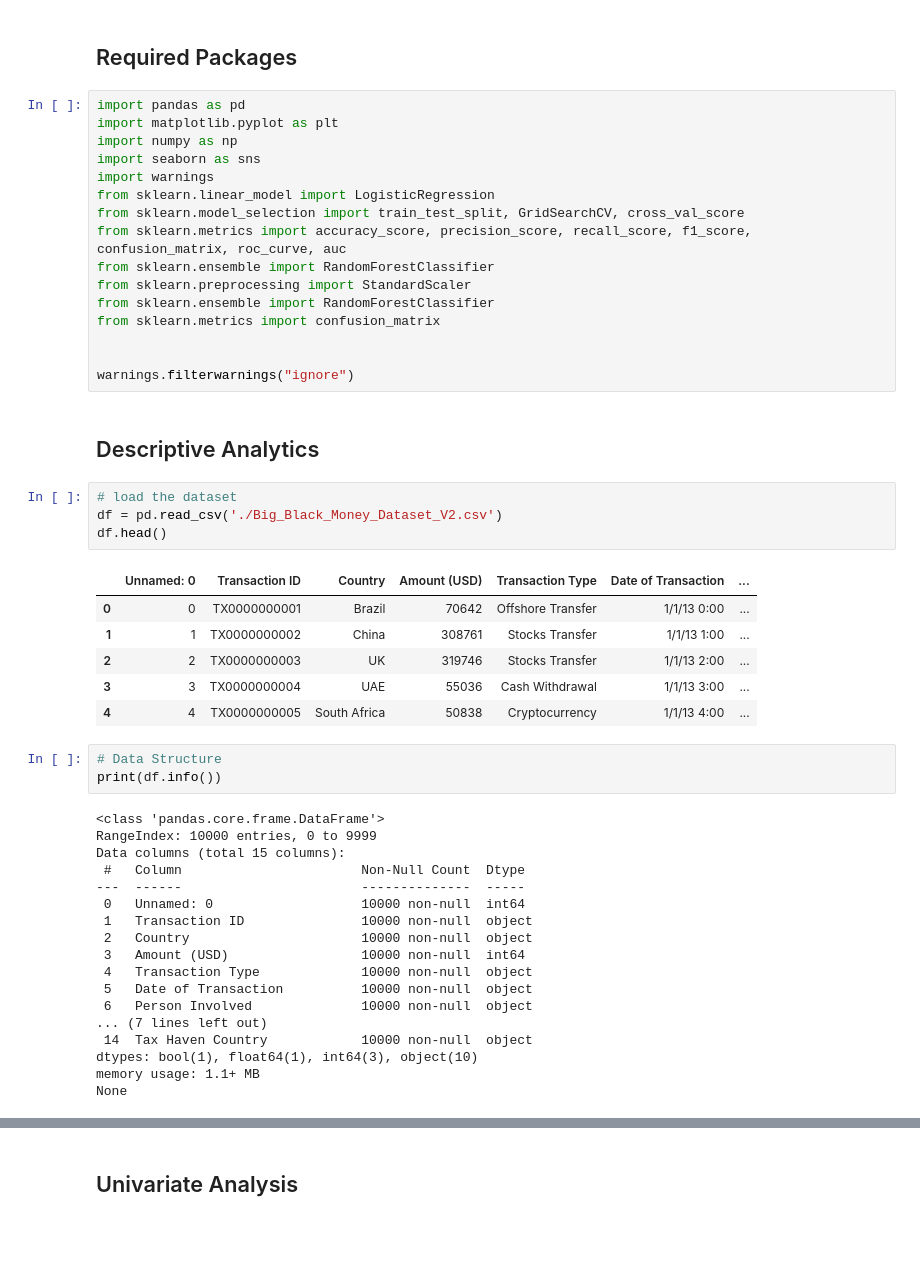
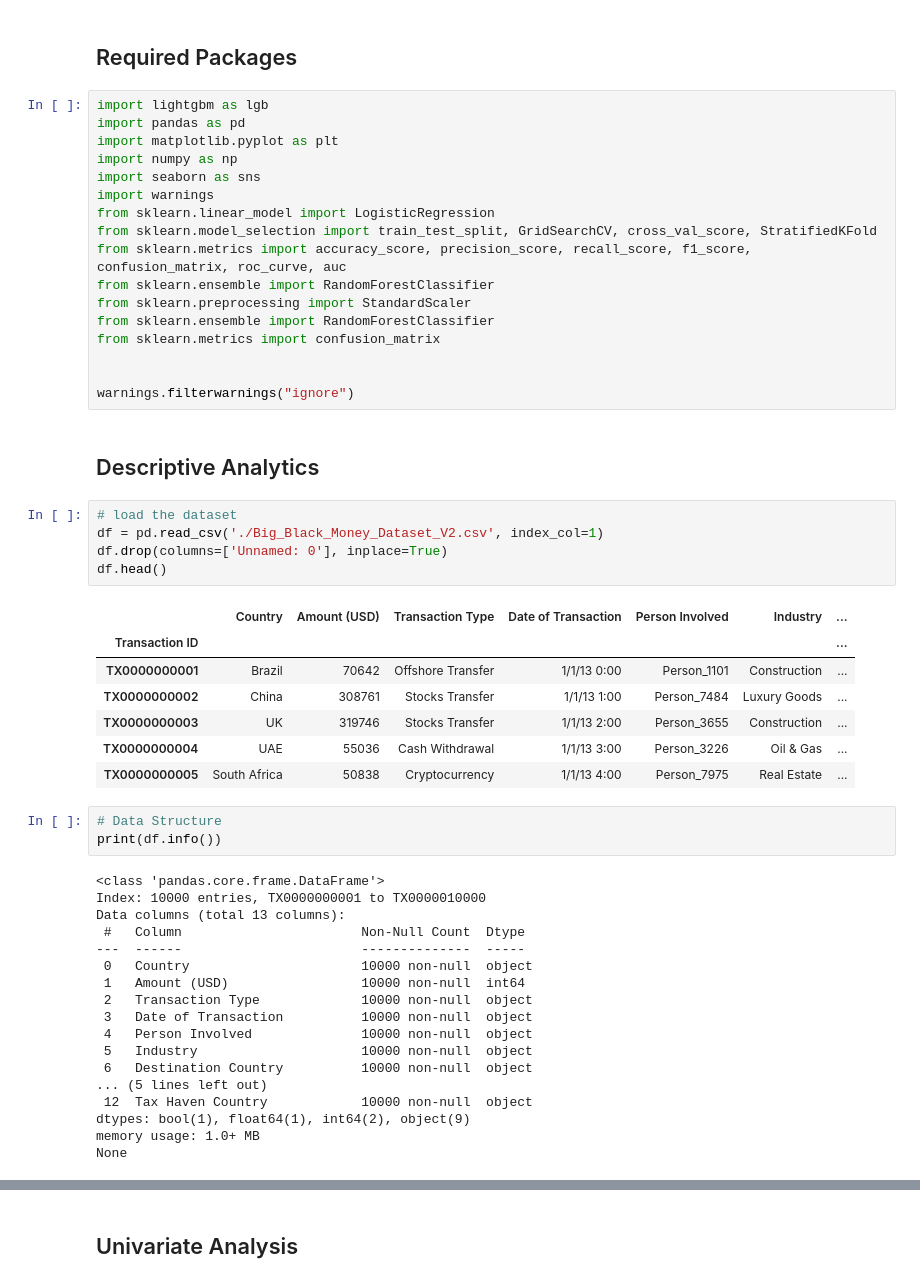
Before and after one commit to edgar-rosales95/Final_505, a Jupyter notebook: Final_505.ipynb, the cells around one changed output, grey strips where cells are left out. Cells and saved outputs as stored; diff of their text form; blank space fills up the shorter version.

```diff
--- a/Final_505.ipynb
+++ b/Final_505.ipynb
@@ -3,13 +3,14 @@
 # %% [markdown]
 ## Required Packages
 # %%
+import lightgbm as lgb
 import pandas as pd
 import matplotlib.pyplot as plt
 import numpy as np
 import seaborn as sns
 import warnings
 from sklearn.linear_model import LogisticRegression
-from sklearn.model_selection import train_test_split, GridSearchCV, cross_val_score
+from sklearn.model_selection import train_test_split, GridSearchCV, cross_val_score, StratifiedKFold
 from sklearn.metrics import accuracy_score, precision_score, recall_score, f1_score, confusion_matrix, roc_curve, auc
 from sklearn.ensemble import RandomForestClassifier
 from sklearn.preprocessing import StandardScaler
@@ -22,33 +23,35 @@ warnings.filterwarnings("ignore")
 ## Descriptive Analytics
 # %%
 # load the dataset
-df = pd.read_csv('./Big_Black_Money_Dataset_V2.csv')
+df = pd.read_csv('./Big_Black_Money_Dataset_V2.csv', index_col=1)
+df.drop(columns=['Unnamed: 0'], inplace=True)
 df.head()
 # %% [output]
-|  | Unnamed: 0 | Transaction ID | Country | Amount (USD) | Transaction Type | Date of Transaction | ... |
-| 0 | 0 | TX0000000001 | Brazil | 70642 | Offshore Transfer | 1/1/13 0:00 | ... |
-| 1 | 1 | TX0000000002 | China | 308761 | Stocks Transfer | 1/1/13 1:00 | ... |
-| 2 | 2 | TX0000000003 | UK | 319746 | Stocks Transfer | 1/1/13 2:00 | ... |
-| 3 | 3 | TX0000000004 | UAE | 55036 | Cash Withdrawal | 1/1/13 3:00 | ... |
-| 4 | 4 | TX0000000005 | South Africa | 50838 | Cryptocurrency | 1/1/13 4:00 | ... |
+|  | Country | Amount (USD) | Transaction Type | Date of Transaction | Person Involved | Industry | ... |
+| Transaction ID |  |  |  |  |  |  | ... |
+| TX0000000001 | Brazil | 70642 | Offshore Transfer | 1/1/13 0:00 | Person_1101 | Construction | ... |
+| TX0000000002 | China | 308761 | Stocks Transfer | 1/1/13 1:00 | Person_7484 | Luxury Goods | ... |
+| TX0000000003 | UK | 319746 | Stocks Transfer | 1/1/13 2:00 | Person_3655 | Construction | ... |
+| TX0000000004 | UAE | 55036 | Cash Withdrawal | 1/1/13 3:00 | Person_3226 | Oil & Gas | ... |
+| TX0000000005 | South Africa | 50838 | Cryptocurrency | 1/1/13 4:00 | Person_7975 | Real Estate | ... |
 # %%
 # Data Structure
 print(df.info())
 # %% [output]
 <class 'pandas.core.frame.DataFrame'>
-RangeIndex: 10000 entries, 0 to 9999
-Data columns (total 15 columns):
+Index: 10000 entries, TX0000000001 to TX0000010000
+Data columns (total 13 columns):
  #   Column                       Non-Null Count  Dtype
 ---  ------                       --------------  -----
- 0   Unnamed: 0                   10000 non-null  int64
- 1   Transaction ID               10000 non-null  object
- 2   Country                      10000 non-null  object
- 3   Amount (USD)                 10000 non-null  int64
- 4   Transaction Type             10000 non-null  object
- 5   Date of Transaction          10000 non-null  object
- 6   Person Involved              10000 non-null  object
-... (7 lines left out)
- 14  Tax Haven Country            10000 non-null  object
-dtypes: bool(1), float64(1), int64(3), object(10)
-memory usage: 1.1+ MB
+ 0   Country                      10000 non-null  object
+ 1   Amount (USD)                 10000 non-null  int64
+ 2   Transaction Type             10000 non-null  object
+ 3   Date of Transaction          10000 non-null  object
+ 4   Person Involved              10000 non-null  object
+ 5   Industry                     10000 non-null  object
+ 6   Destination Country          10000 non-null  object
+... (5 lines left out)
+ 12  Tax Haven Country            10000 non-null  object
+dtypes: bool(1), float64(1), int64(2), object(9)
+memory usage: 1.0+ MB
 None
```
Also changed, not shown: parts of 19 cells of this notebook.
